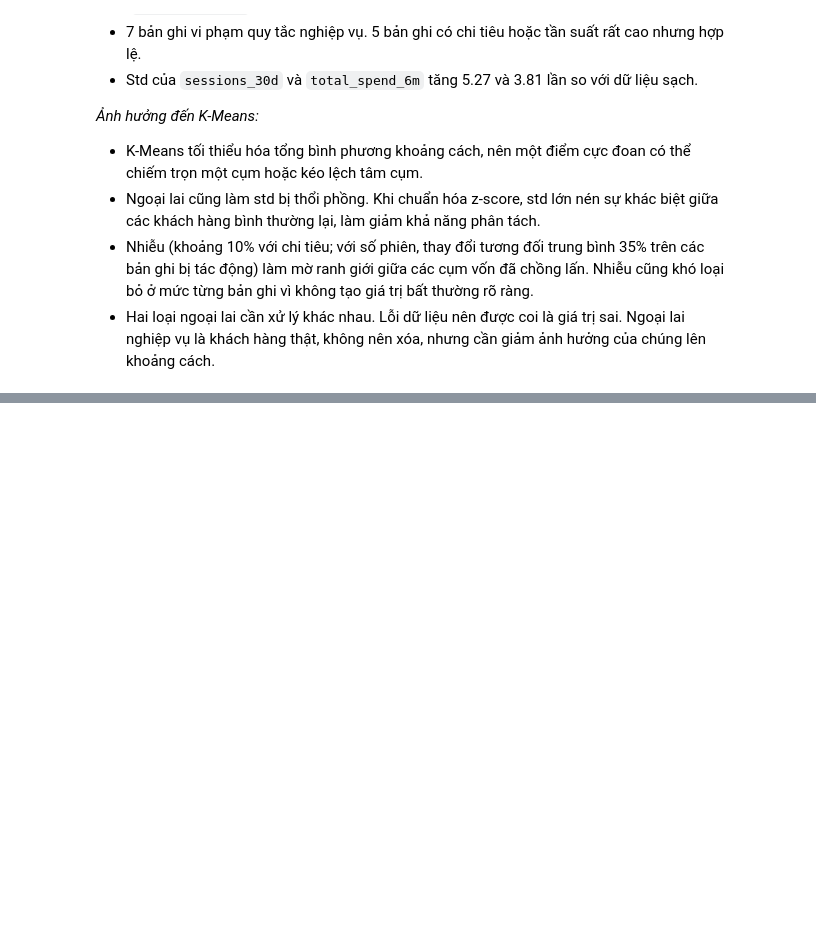
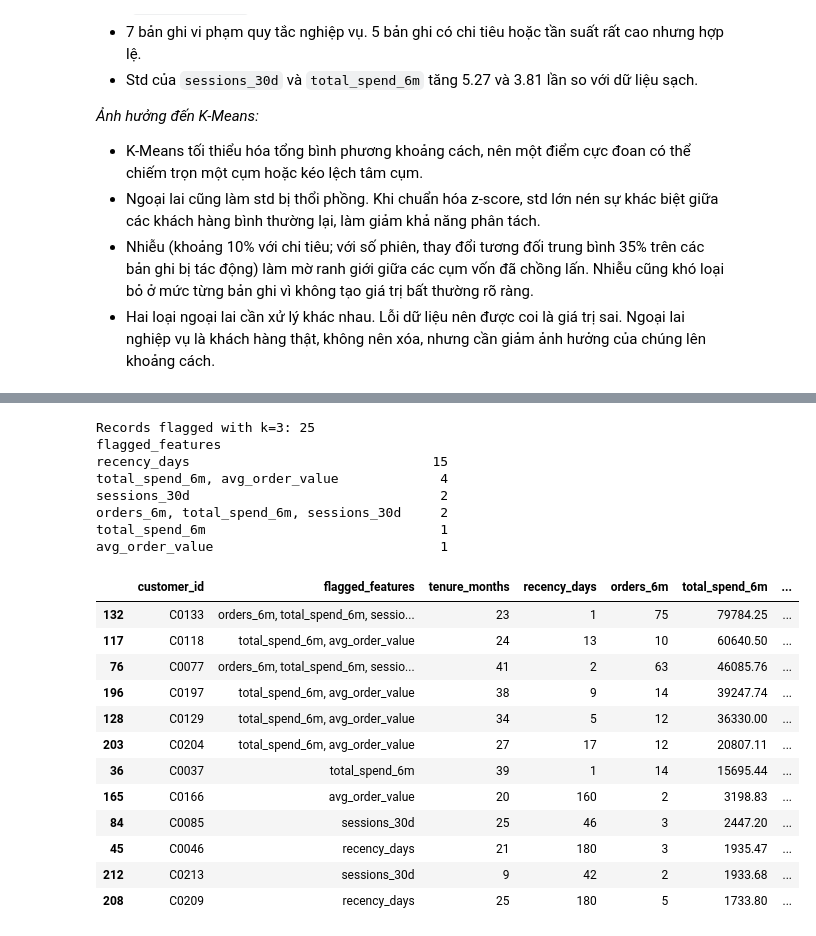
Before and after one commit to Longkyoladn/Datamining-, a Jupyter notebook: customer_segmentation/notebooks/customer_segmentation.ipynb, the cells around one changed output, grey strips where cells are left out. Saved outputs shown, nothing was run; the diff lists cells and outputs as text; code cells hidden in the pictures; blank space fills up the shorter version.

```diff
--- a/customer_segmentation/notebooks/customer_segmentation.ipynb
+++ b/customer_segmentation/notebooks/customer_segmentation.ipynb
@@ -1259,0 +1481,5 @@ Như vậy, nhiễu và ngoại lai tác động chủ yếu lên các thống k
+# %%
+pre_iqr_flags = {k: iqr_outlier_flags(preprocessed_df[NUMERIC_FEATURES], k) for k in [1.5, 3.0]}
+pre_iqr_counts = pd.DataFrame({f"k={k}": flags.sum() for k, flags in pre_iqr_flags.items()})
+pre_iqr_counts.loc["ANY FEATURE (records)"] = [flags.any(axis=1).sum() for flags in pre_iqr_flags.values()]
+pre_iqr_counts
@@ -1259,0 +1499,30 @@ Như vậy, nhiễu và ngoại lai tác động chủ yếu lên các thống k
+# %%
+extreme_flags = pre_iqr_flags[3.0]
+extreme_records = preprocessed_df.loc[extreme_flags.any(axis=1), ["customer_id"] + NUMERIC_FEATURES].copy()
+extreme_records.insert(1, "flagged_features", [
+    ", ".join(extreme_flags.columns[extreme_flags.loc[idx]]) for idx in extreme_records.index])
+print("Records flagged with k=3:", len(extreme_records))
+print(extreme_records["flagged_features"].value_counts().to_string())
+extreme_records.sort_values("total_spend_6m", ascending=False).head(12)
+# %% [output]
+Records flagged with k=3: 25
+flagged_features
+recency_days                               15
+total_spend_6m, avg_order_value             4
+sessions_30d                                2
+orders_6m, total_spend_6m, sessions_30d     2
+total_spend_6m                              1
+avg_order_value                             1
+|  | customer_id | flagged_features | tenure_months | recency_days | orders_6m | total_spend_6m | ... |
+| 132 | C0133 | orders_6m, total_spend_6m, sessio... | 23 | 1 | 75 | 79784.25 | ... |
+| 117 | C0118 | total_spend_6m, avg_order_value | 24 | 13 | 10 | 60640.50 | ... |
+| 76 | C0077 | orders_6m, total_spend_6m, sessio... | 41 | 2 | 63 | 46085.76 | ... |
+| 196 | C0197 | total_spend_6m, avg_order_value | 38 | 9 | 14 | 39247.74 | ... |
+| 128 | C0129 | total_spend_6m, avg_order_value | 34 | 5 | 12 | 36330.00 | ... |
+| 203 | C0204 | total_spend_6m, avg_order_value | 27 | 17 | 12 | 20807.11 | ... |
+| 36 | C0037 | total_spend_6m | 39 | 1 | 14 | 15695.44 | ... |
+| 165 | C0166 | avg_order_value | 20 | 160 | 2 | 3198.83 | ... |
+| 84 | C0085 | sessions_30d | 25 | 46 | 3 | 2447.20 | ... |
+| 45 | C0046 | recency_days | 21 | 180 | 3 | 1935.47 | ... |
+| 212 | C0213 | sessions_30d | 9 | 42 | 2 | 1933.68 | ... |
+| 208 | C0209 | recency_days | 25 | 180 | 5 | 1733.80 | ... |
```
Also changed, not shown: parts of 30 cells of this notebook, 3 other files.
